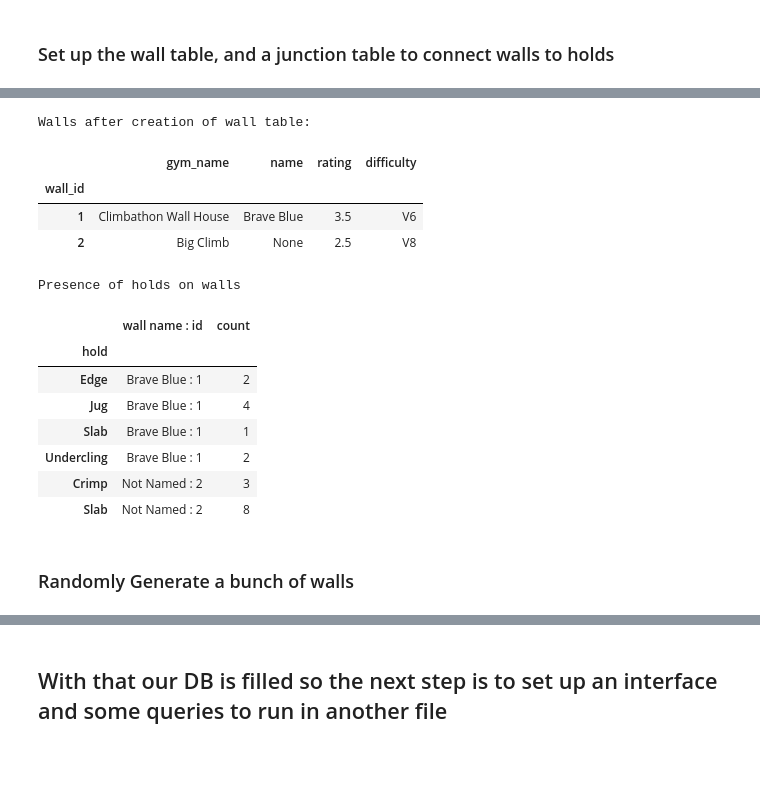
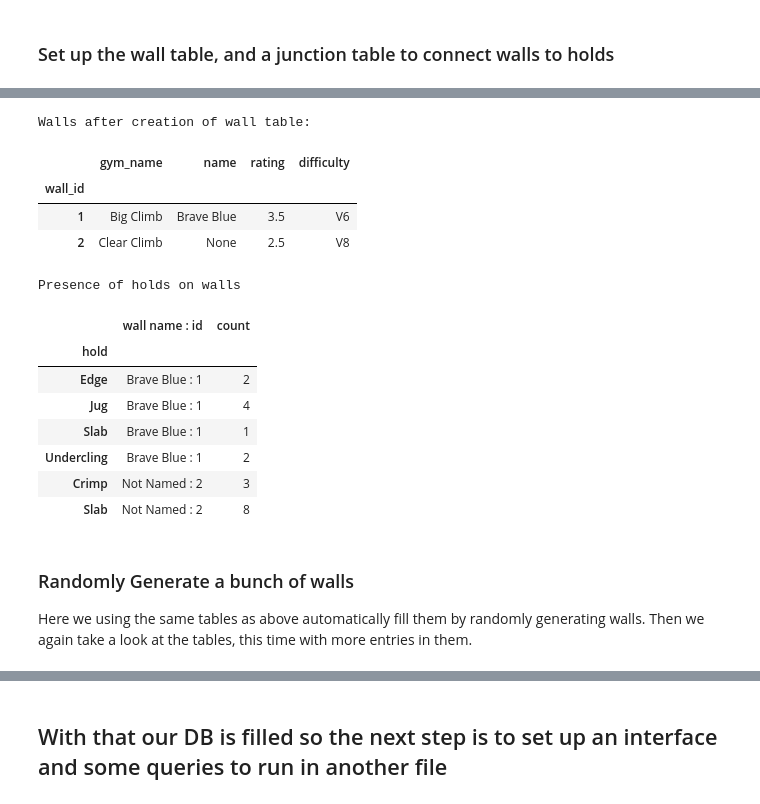
Before and after one commit to ethane103/climbing-SQL_Project, a Jupyter notebook: fillDB.ipynb, the cells around one changed output, grey strips where cells are left out. Drawn from its saved outputs; the diff is of its cells as text; code cells hidden in the pictures; blank space fills up the shorter version.

```diff
--- a/fillDB.ipynb
+++ b/fillDB.ipynb
@@ -223,6 +381,7 @@ cursor.execute("""
                     num_ratings INT NOT NULL,
                     difficulty VARCHAR(255),
                     CHECK(rating >= 0 AND rating <= 5),
+                    CHECK(num_ratings >= 0),
                     FOREIGN KEY (gym) REFERENCES gyms(id)
                 );
                """)
@@ -285,35 +444,35 @@ print("Walls after creation of wall table:")
 df = query_to_df(get_walls, cursor)
 display(df.head())
 
 # Or if we want to know how the holds are distributed
 get_holds = """
         SELECT
                 holds.name AS hold,
                 CONCAT(
                     COALESCE(walls.name, 'Not Named'),
                     ' : ',
                     walls.id
                 ) AS 'wall name : id',
                 wall_holds.quantity AS count
         FROM
             wall_holds
         INNER JOIN
             holds ON holds.id = wall_holds.hold_id
         INNER JOIN
             walls ON walls.id = wall_holds.wall_id
         ORDER BY
             walls.rating DESC, wall_id, hold
         """
 
 print("\n\nPresence of holds on walls")
 df = query_to_df(get_holds, cursor)
 display(df)
 # %% [output]
 Walls after creation of wall table:
 |  | gym_name | name | rating | difficulty |
 | wall_id |  |  |  |  |
-| 1 | Climbathon Wall House | Brave Blue | 3.5 | V6 |
-| 2 | Big Climb | None | 2.5 | V8 |
+| 1 | Big Climb | Brave Blue | 3.5 | V6 |
+| 2 | Clear Climb | None | 2.5 | V8 |
 Presence of holds on walls
 |  | wall name : id | count |
 | hold |  |  |
@@ -325,6 +484,7 @@ Presence of holds on walls
 | Slab | Not Named : 2 | 8 |
 # %% [markdown]
 ### Randomly Generate a bunch of walls
+Here we using the same tables as above automatically fill them by randomly generating walls. Then we again take a look at the tables, this time with more entries in them.
 # %%
 # First we make some lists for the randomization to pull from
 import urllib.request
```
Also changed, not shown: parts of 22 cells of this notebook.
